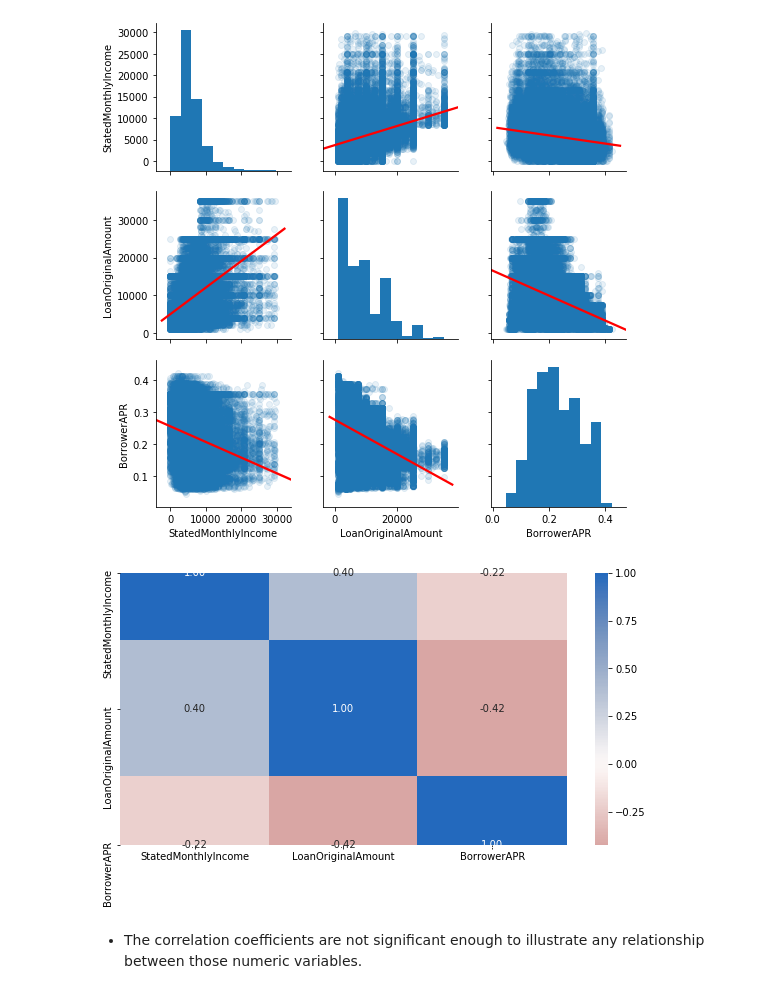
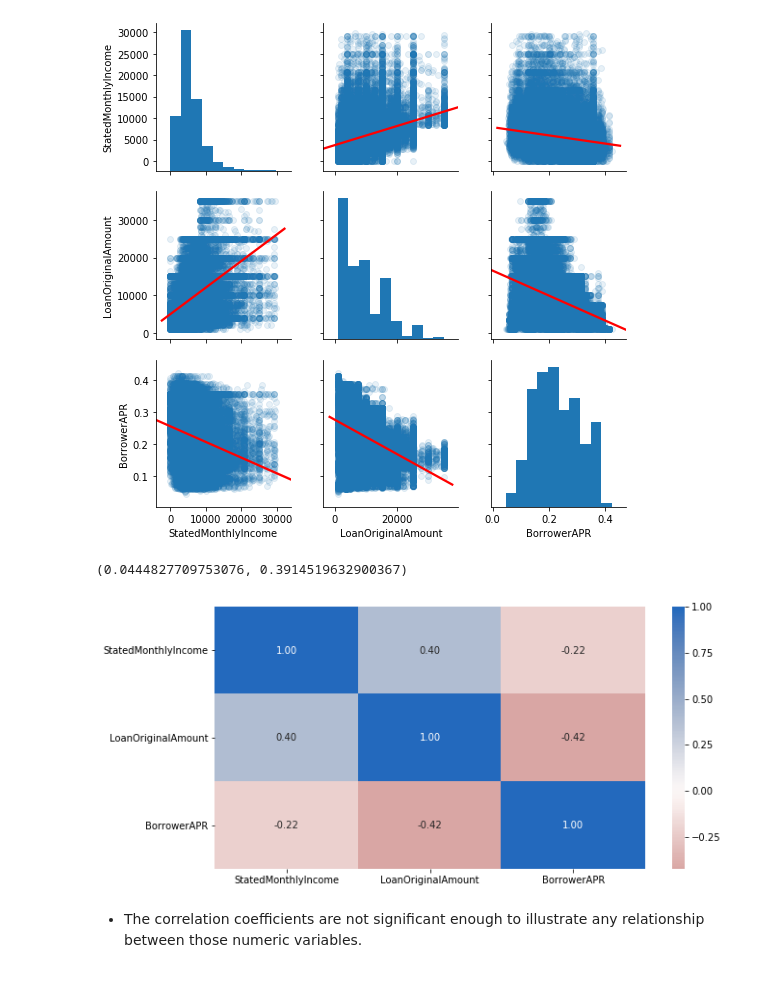
Before and after one commit to huonghuynh93/Data--Visualization, a Jupyter notebook: Exploration.ipynb, the cells around one changed output. Cells and saved outputs as stored; diff of their text form; code cells hidden in the pictures.

```diff
--- a/Exploration.ipynb
+++ b/Exploration.ipynb
@@ -310,8 +306,7 @@ ordinal_var_dict = {'ProsperRating (Alpha)':['HR','E','D','C','B','A','AA'],
                     'EmploymentStatus':['Employed','Self-employed','Full-time','Part-time','Retired','Other','Not employed', 'Not available']
                    }
 for var in ordinal_var_dict:
-    ordered_var = pd.api.types.CategoricalDtype(ordered = True,
-                                                categories = ordinal_var_dict[var])
+    ordered_var = pd.api.types.CategoricalDtype(ordered = True,categories = ordinal_var_dict[var])
     loans_new1[var] = loans_new1[var].astype(ordered_var)
 # %% [output]
 A value is trying to be set on a copy of a slice from a DataFrame.
@@ -362,11 +356,18 @@ num_stats=['StatedMonthlyIncome','LoanOriginalAmount','BorrowerAPR']
 sns.pairplot(data=loans_new1, vars=num_stats,kind='reg', plot_kws={'line_kws':{'color':'red'}, 'scatter_kws': {'alpha': 0.1}});
 # %% [output]
 [figure]
+# %%
+ax.get_ylim()
+# %% [output]
+(0.0444827709753076, 0.3914519632900367)
 # %%
 plt.figure(figsize = [10, 5])
-sns.heatmap(loans_new1[num_stats].corr(),annot=True,fmt='.2f',center = 0,cmap='vlag_r');
+ax=sns.heatmap(loans_new1[num_stats].corr(),annot=True,fmt='.2f',center = 0,cmap='vlag_r')
+bottom, top = ax.get_ylim()
+ax.set_ylim(bottom + 0.5, top - 0.5)
+plt.yticks(rotation=360);
 # %% [output]
-[figure, old version]
+[figure, new version]
 # %% [markdown]
 - The correlation coefficients are not significant enough to illustrate any relationship between those numeric variables.
 # %%
```
Also changed, not shown: parts of 9 cells of this notebook, 2 other files.
